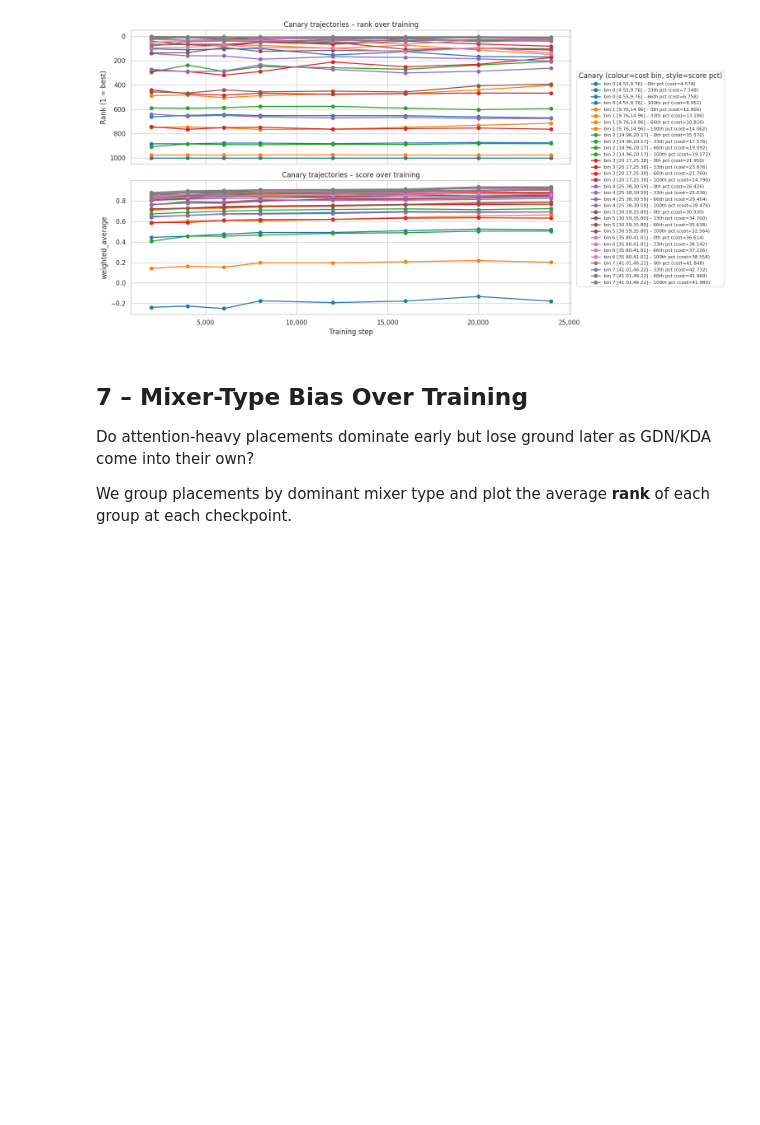
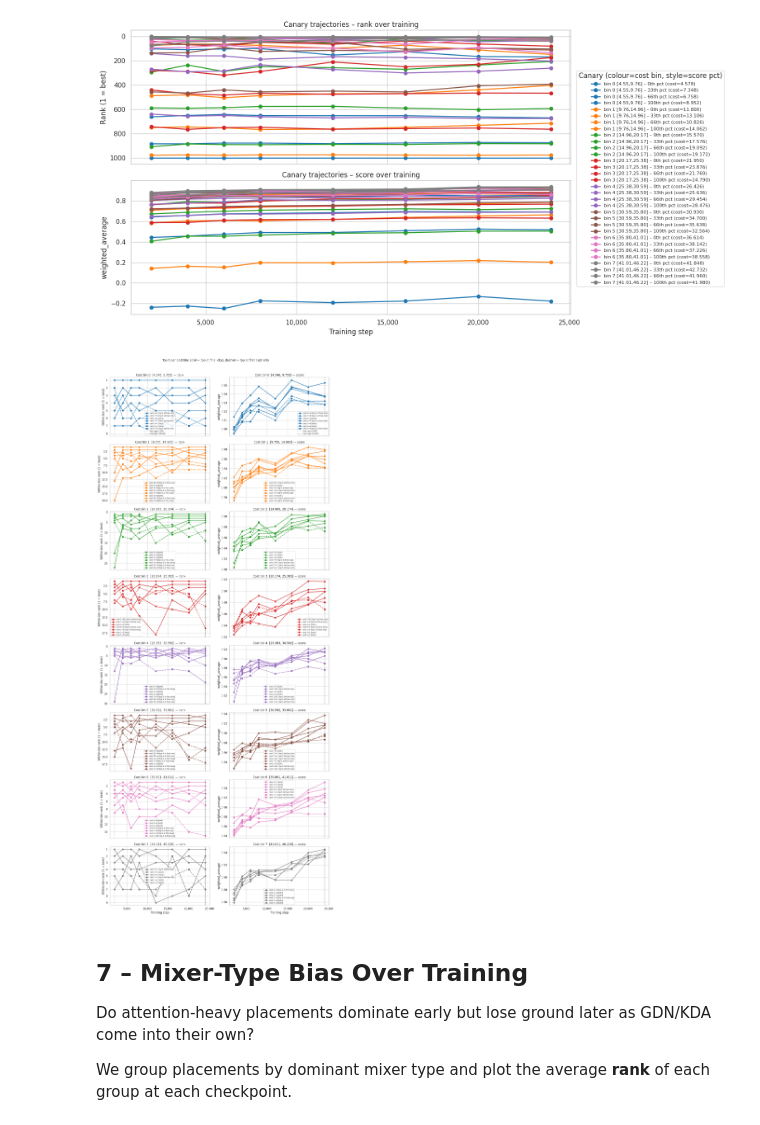
Before and after one commit to ServiceNow/research-layer-placement, a Jupyter notebook: notebooks/rank_invariance.ipynb, the cells around one changed output. Drawn from its saved outputs; the diff is of its cells as text; code cells hidden in the pictures; blank space fills up the shorter version.

```diff
--- a/notebooks/rank_invariance.ipynb
+++ b/notebooks/rank_invariance.ipynb
@@ -559,6 +559,89 @@ else:
     plt.show()
 # %% [output]
 [figure]
+# %%
+TOP_K_PER_BIN = 5
+
+if n_steps < 2:
+    print("Only one checkpoint – canary trajectories not available yet.")
+else:
+    bin_colors = sns.color_palette("tab10", N_COST_BINS)
+
+    # Pre-compute within-bin ranks for every step
+    bin_rank_dfs: dict[int, pd.DataFrame] = {}
+    bin_members:  dict[int, list] = {}
+
+    for b in range(N_COST_BINS):
+        lo, hi = bin_edges[b], bin_edges[b + 1]
+        mask = (cost_series >= lo) & (cost_series <= hi) if b == N_COST_BINS - 1 else (cost_series >= lo) & (cost_series < hi)
+        members = cost_series[mask].index.tolist()
+        bin_members[b] = members
+        bin_rank_dfs[b] = score_df.loc[members, steps].rank(ascending=False, method="average")
+
+    fig, axes = plt.subplots(N_COST_BINS, 2, figsize=(14, 4 * N_COST_BINS), sharex=True)
+
+    for b in range(N_COST_BINS):
+        lo, hi = bin_edges[b], bin_edges[b + 1]
+        color  = bin_colors[b]
+        ax_rank  = axes[b, 0]
+        ax_score = axes[b, 1]
+
+        topk_final = set(bin_rank_dfs[b][final_step].nsmallest(TOP_K_PER_BIN).index)
+        topk_first = set(bin_rank_dfs[b][first_step].nsmallest(TOP_K_PER_BIN).index)
+        all_tracked = topk_final | topk_first
+
+        for p in all_tracked:
+            in_final = p in topk_final
+            in_first = p in topk_first
+
+            if in_final and in_first:
+                ls, marker, zorder = "-",  "o", 3
+                tag = "both"
+            elif in_final:
+                ls, marker, zorder = "-",  "o", 2
+                tag = f"top-{TOP_K_PER_BIN} at final only"
+            else:
+                ls, marker, zorder = "--", "s", 1
+                tag = f"top-{TOP_K_PER_BIN} at first only"
+
+            rank_at_first = int(bin_rank_dfs[b].loc[p, first_step])
+            rank_at_final = int(bin_rank_dfs[b].loc[p, final_step])
+            label = f"rank {rank_at_first}→{rank_at_final} [{tag}]"
+
+            ax_rank.plot(steps, bin_rank_dfs[b].loc[p, steps], marker=marker, color=color,
+                         linestyle=ls, linewidth=1.8, zorder=zorder, label=label)
+            ax_score.plot(steps, score_df.loc[p, steps], marker=marker, color=color,
+                          linestyle=ls, linewidth=1.8, zorder=zorder, label=label)
+
+        # Vertical lines marking the two selection checkpoints
+        for ax in (ax_rank, ax_score):
+            ax.axvline(first_step, color="gray", linestyle=":", linewidth=1,
+                       label=f"first ckpt ({first_step:,})" if b == 0 else "_nolegend_")
+            ax.axvline(final_step, color="black", linestyle=":", linewidth=1,
+                       label=f"final ckpt ({final_step:,})" if b == 0 else "_nolegend_")
+
+        ax_rank.invert_yaxis()
+        ax_rank.set_ylabel("Within-bin rank (1 = best)")
+        ax_rank.set_title(f"Cost bin {b}  [{lo:.3f}, {hi:.3f}] — rank")
+        ax_rank.legend(fontsize=7)
+        ax_rank.xaxis.set_major_formatter(mticker.FuncFormatter(lambda x, _: f"{int(x):,}"))
+
+        ax_score.set_ylabel(OBJECTIVE)
+        ax_score.set_title(f"Cost bin {b}  [{lo:.3f}, {hi:.3f}] — score")
+        ax_score.legend(fontsize=7)
+        ax_score.xaxis.set_major_formatter(mticker.FuncFormatter(lambda x, _: f"{int(x):,}"))
+
+    for ax in axes[-1]:
+        ax.set_xlabel("Training step")
+
+    fig.suptitle(
+        f"Top-{TOP_K_PER_BIN} per cost bin: solid = top at final ckpt, dashed = top at first ckpt only",
+        fontsize=12, y=1.01,
+    )
+    plt.tight_layout()
+    plt.show()
+# %% [output]
+[figure, added]
 # %% [markdown]
 ## 7 – Mixer-Type Bias Over Training
 
```
